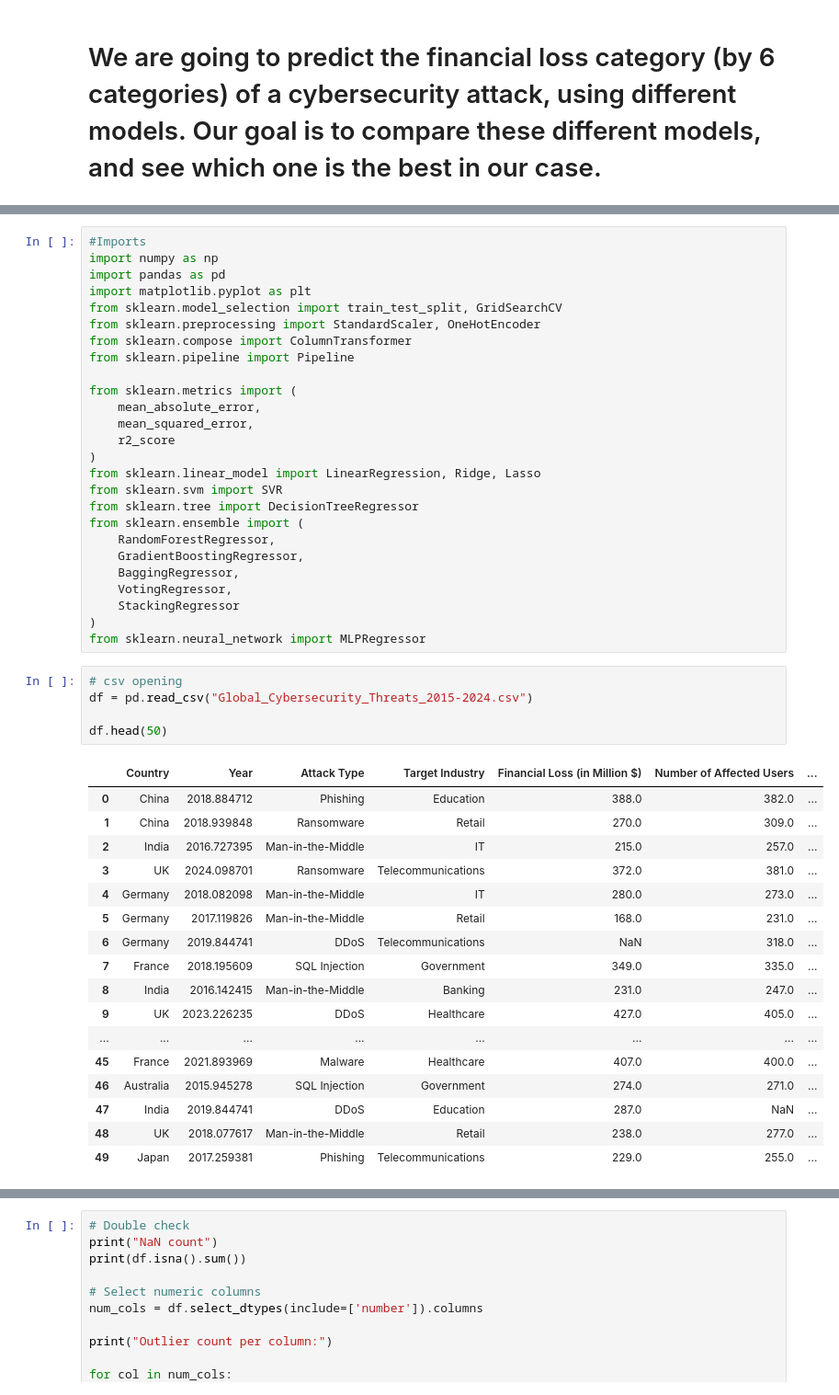
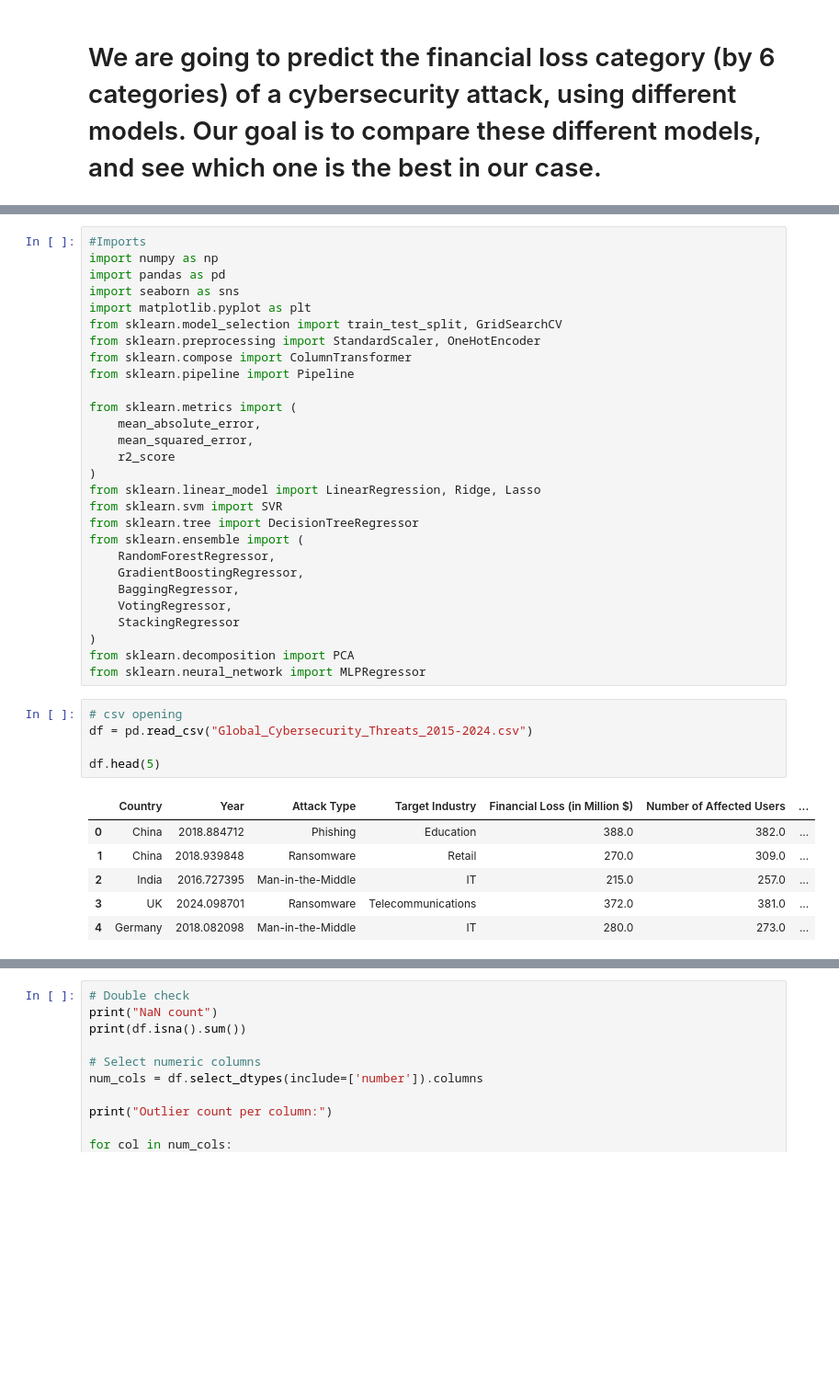
Before and after one commit to Michaelf09/Projet_Machine_Learning, a Jupyter notebook: Projet_VF_ML.ipynb, the cells around one changed output, grey strips where cells are left out. Shown at 92% size. Drawn from its saved outputs; the diff is of its cells as text; blank space fills up the shorter version.

```diff
--- a/Projet_VF_ML.ipynb
+++ b/Projet_VF_ML.ipynb
@@ -4,6 +19,7 @@
 #Imports
 import numpy as np
 import pandas as pd
+import seaborn as sns
 import matplotlib.pyplot as plt
 from sklearn.model_selection import train_test_split, GridSearchCV
 from sklearn.preprocessing import StandardScaler, OneHotEncoder
@@ -25,27 +41,17 @@ from sklearn.ensemble import (
     VotingRegressor,
     StackingRegressor
 )
+from sklearn.decomposition import PCA
 from sklearn.neural_network import MLPRegressor
 # %%
 # csv opening
 df = pd.read_csv("Global_Cybersecurity_Threats_2015-2024.csv")
 
-df.head(50)
+df.head(5)
 # %% [output]
 |  | Country | Year | Attack Type | Target Industry | Financial Loss (in Million $) | Number of Affected Users | ... |
 | 0 | China | 2018.884712 | Phishing | Education | 388.0 | 382.0 | ... |
 | 1 | China | 2018.939848 | Ransomware | Retail | 270.0 | 309.0 | ... |
 | 2 | India | 2016.727395 | Man-in-the-Middle | IT | 215.0 | 257.0 | ... |
 | 3 | UK | 2024.098701 | Ransomware | Telecommunications | 372.0 | 381.0 | ... |
 | 4 | Germany | 2018.082098 | Man-in-the-Middle | IT | 280.0 | 273.0 | ... |
-| 5 | Germany | 2017.119826 | Man-in-the-Middle | Retail | 168.0 | 231.0 | ... |
-| 6 | Germany | 2019.844741 | DDoS | Telecommunications | NaN | 318.0 | ... |
-| 7 | France | 2018.195609 | SQL Injection | Government | 349.0 | 335.0 | ... |
-| 8 | India | 2016.142415 | Man-in-the-Middle | Banking | 231.0 | 247.0 | ... |
-| 9 | UK | 2023.226235 | DDoS | Healthcare | 427.0 | 405.0 | ... |
-| ... | ... | ... | ... | ... | ... | ... | ... |
-| 45 | France | 2021.893969 | Malware | Healthcare | 407.0 | 400.0 | ... |
-| 46 | Australia | 2015.945278 | SQL Injection | Government | 274.0 | 271.0 | ... |
-| 47 | India | 2019.844741 | DDoS | Education | 287.0 | NaN | ... |
-| 48 | UK | 2018.077617 | Man-in-the-Middle | Retail | 238.0 | 277.0 | ... |
-| 49 | Japan | 2017.259381 | Phishing | Telecommunications | 229.0 | 255.0 | ... |
```
Also changed, not shown: parts of 40 cells of this notebook.
